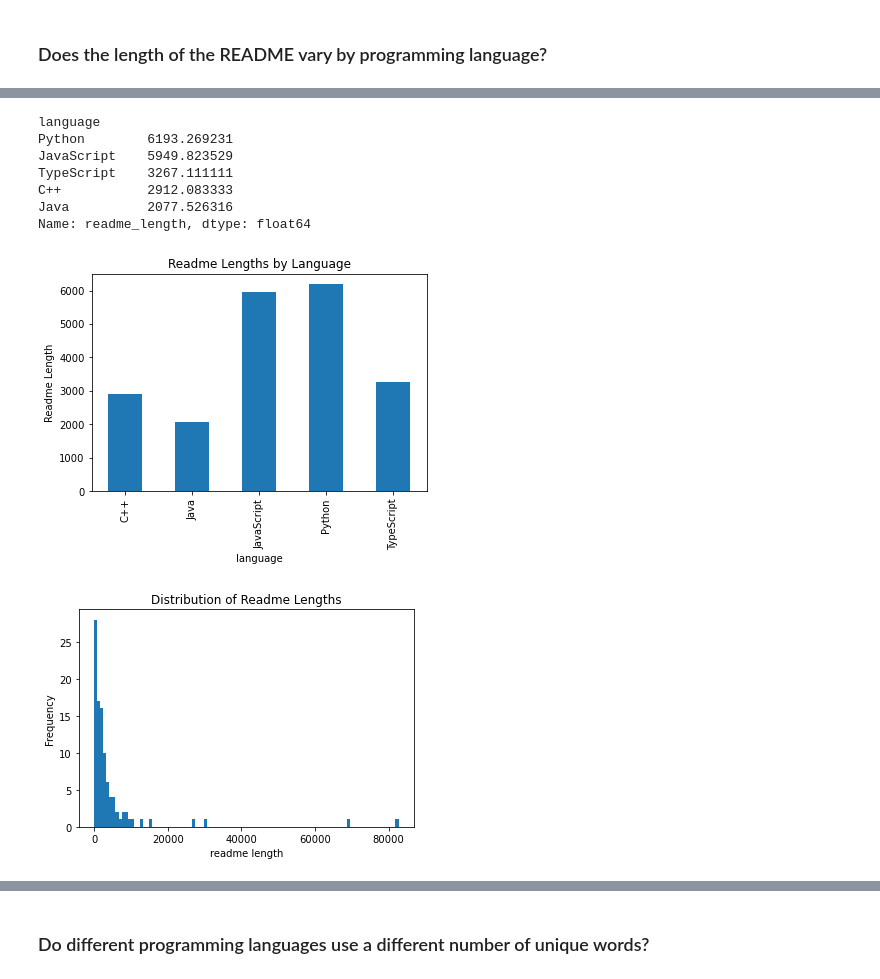
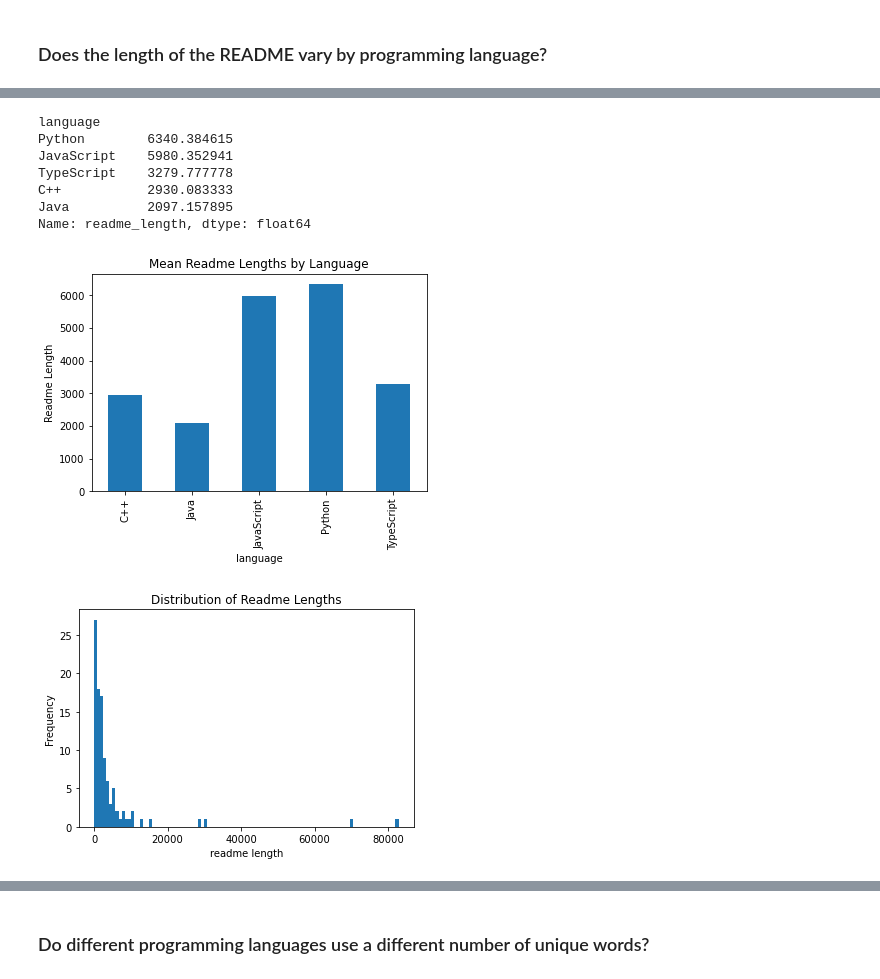
Before and after one commit to mariam-and-cindy/predicting-programming-languages, a Jupyter notebook: final_report_nlp.ipynb, the cells around one changed output, grey strips where cells are left out. Drawn from its saved outputs; the diff is of its cells as text; code cells hidden in the pictures.

```diff
--- a/final_report_nlp.ipynb
+++ b/final_report_nlp.ipynb
@@ -125,8 +126,8 @@ The following steps will be performed to create the best performing model:
     - stemmed
     - lemmatized
 # %%
-#words to include as a stopwords
-extra_words =  ['javascript', 'python', 'java', 'c', 'typescript', 'file', 'see',
+# words to include as a stopwords
+extra_words =  ['file', 'see',
                 'test', 'install', 'img', 'library','code', 'please', 'also']
 # %%
 # call the prepare function from the script
@@ -367,19 +369,19 @@ train.head()
 train.groupby('language').readme_length.mean().sort_values(ascending=False)
 # %% [output]
 language
-Python        6193.269231
-JavaScript    5949.823529
-TypeScript    3267.111111
-C++           2912.083333
-Java          2077.526316
+Python        6340.384615
+JavaScript    5980.352941
+TypeScript    3279.777778
+C++           2930.083333
+Java          2097.157895
 Name: readme_length, dtype: float64
 # %%
 train.groupby('language').readme_length.mean().plot.bar()
-plt.title('Readme Lengths by Language')
+plt.title('Mean Readme Lengths by Language')
 plt.ylabel('Readme Length')
 plt.show()
 # %% [output]
-[figure, old version]
+[figure, new version]
 # %%
 # visualize distribution of readme lengths
 train.readme_length.plot.hist(bins=100)
@@ -387,7 +389,7 @@ plt.title('Distribution of Readme Lengths')
 plt.xlabel('readme length')
 plt.show()
 # %% [output]
-[figure, old version]
+[figure, new version]
 # %%
 plt.figure(figsize= (10,8))
 sns.boxplot(x='language',y ='readme_length', data= train)
```
Also changed, not shown: parts of 52 cells of this notebook.
